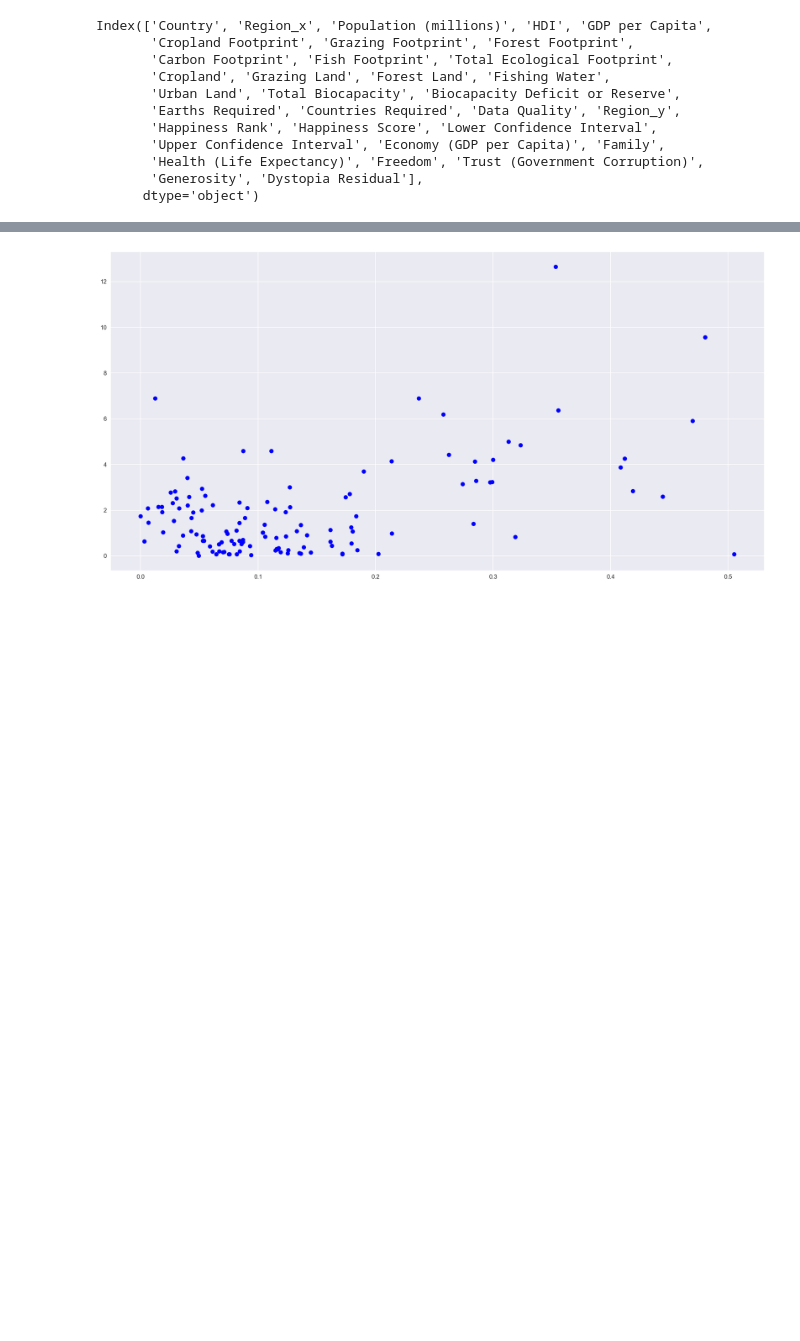
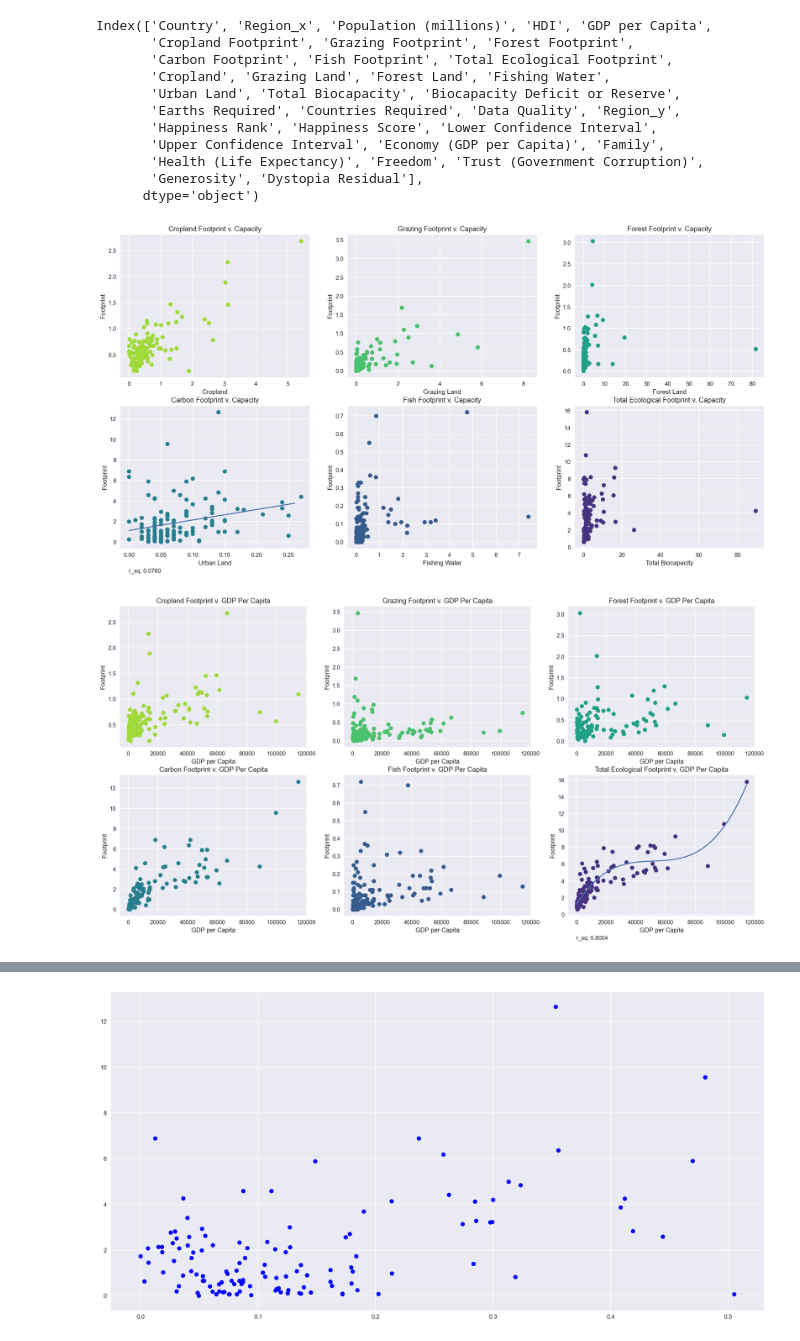
Before and after one commit to roumenguha/ECE143-Final-Project, a Jupyter notebook: Visualization_Mia.ipynb, the cells around one changed output, grey strips where cells are left out. Cells and saved outputs as stored; diff of their text form; code cells hidden in the pictures; blank space fills up the shorter version.

```diff
--- a/Visualization_Mia.ipynb
+++ b/Visualization_Mia.ipynb
@@ -64,0 +48,46 @@ def polyfit(x, y, degree):
+# %%
+footprints = ['Cropland Footprint', 'Grazing Footprint', 'Forest Footprint',
+       'Carbon Footprint', 'Fish Footprint', 'Total Ecological Footprint']
+
+capacities = ['Cropland', 'Grazing Land', 'Forest Land',
+              'Urban Land', 'Fishing Water', 'Total Biocapacity']
+
+# plot setup
+plt.style.use('seaborn')
+style = dict(size=10, color='gray')
+gdpColors = list(reversed(sns.color_palette("viridis",as_cmap=False,n_colors=6)))
+# %%
+# Maybe some important outliers
+
+
+plt.figure(figsize=(20, 10))
+annotate = 4
+for i,f in enumerate(footprints):
+    plt.subplot(2,3,i+1)
+    plt.title(f + ' v. Capacity')
+    plt.scatter(data[capacities[i]], (data[f]), marker='o', color=gdpColors[i])
+    plt.xlabel(capacities[i])
+    plt.ylabel('Footprint')
+    if (annotate == i+1):
+        [txt,p,x,y] = regress(data[capacities[i]],data[f],1)
+        plt.text(0,-3,txt)
+        plt.plot(x,y)
+plt.show()
+
+
+plt.figure(figsize=(20, 10))
+annotate = 6
+for i,f in enumerate(footprints):
+    plt.subplot(2,3,i+1)
+    plt.title(f + ' v. GDP Per Capita')
+    plt.scatter(data['GDP per Capita'], (data[f]), marker='o', color=gdpColors[i])
+    plt.xlabel('GDP per Capita')
+    plt.ylabel('Footprint')
+    if (annotate == i+1):
+        [txt,p,x,y] = regress(data['GDP per Capita'],data[f],3)
+        plt.text(0,-3,txt)
+        plt.plot(x,y)
+plt.show()
+# %% [output]
+[figure, added]
+[figure, added]
```
Also changed, not shown: parts of 11 cells of this notebook.
